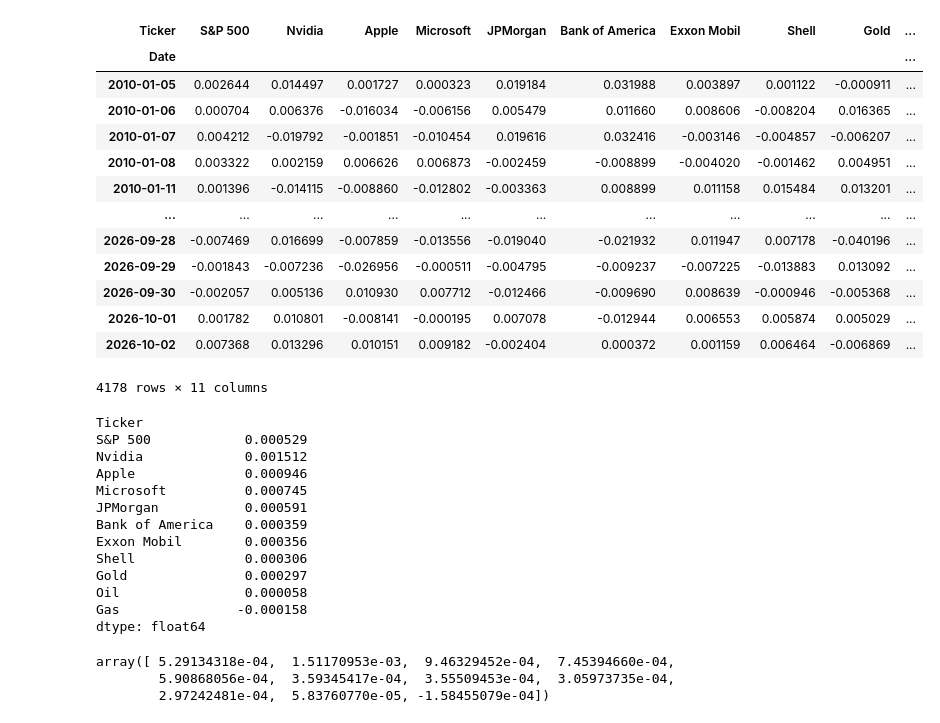
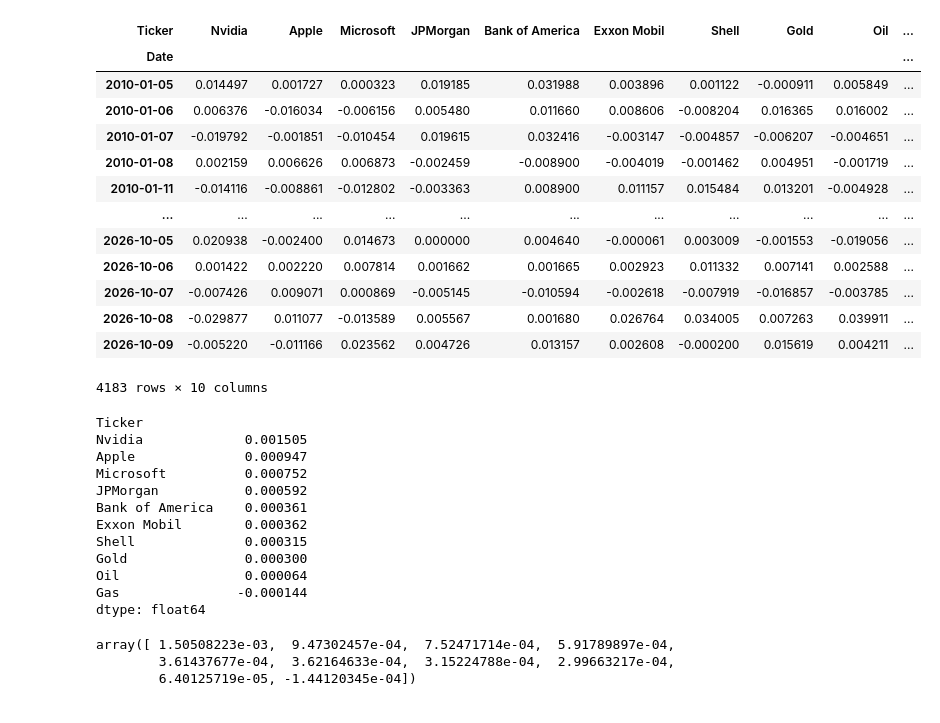
Before and after one commit to rakotoan/Value-at-Risk, a Jupyter notebook: VAR.ipynb, the cells around one changed output. Cells and saved outputs as stored; diff of their text form; code cells hidden in the pictures.

```diff
--- a/VAR.ipynb
+++ b/VAR.ipynb
@@ -9,7 +9,6 @@ import statsmodels.api as sm
 # Assets for the portfolio
 
 tickers = [
-    "SPY",   # S&P 500 ETF
     "AAPL",  # Apple
     "NVDA",  # Nvidia
     "MSFT",  # Microsoft
@@ -117,7 +115,7 @@ dtype: int64
 # %%
 # Changing columns order
 
-column = ["S&P 500", "Nvidia", "Apple", "Microsoft", "JPMorgan", "Bank of America", "Exxon Mobil", "Shell", "Gold", "Oil", "Gas" ]
+column = ["Nvidia", "Apple", "Microsoft", "JPMorgan", "Bank of America", "Exxon Mobil", "Shell", "Gold", "Oil", "Gas" ]
 data = data[column]
 # %%
 data
@@ -139,52 +137,51 @@ data
 # %%
 # Calculate asset returns
 
-def returns(column):
-    return np.log(column/column.shift(1))
+def returns(row):
+    return np.log(row/row.shift(1))
 
 df_returns = data.apply(returns)
 df_returns.dropna(inplace=True)
 df_returns
 # %% [output]
-| Ticker | S&P 500 | Nvidia | Apple | Microsoft | JPMorgan | Bank of America | Exxon Mobil | Shell | Gold | ... |
+| Ticker | Nvidia | Apple | Microsoft | JPMorgan | Bank of America | Exxon Mobil | Shell | Gold | Oil | ... |
 | Date |  |  |  |  |  |  |  |  |  | ... |
-| 2010-01-05 | 0.002644 | 0.014497 | 0.001727 | 0.000323 | 0.019184 | 0.031988 | 0.003897 | 0.001122 | -0.000911 | ... |
-| 2010-01-06 | 0.000704 | 0.006376 | -0.016034 | -0.006156 | 0.005479 | 0.011660 | 0.008606 | -0.008204 | 0.016365 | ... |
-| 2010-01-07 | 0.004212 | -0.019792 | -0.001851 | -0.010454 | 0.019616 | 0.032416 | -0.003146 | -0.004857 | -0.006207 | ... |
-| 2010-01-08 | 0.003322 | 0.002159 | 0.006626 | 0.006873 | -0.002459 | -0.008899 | -0.004020 | -0.001462 | 0.004951 | ... |
-| 2010-01-11 | 0.001396 | -0.014115 | -0.008860 | -0.012802 | -0.003363 | 0.008899 | 0.011158 | 0.015484 | 0.013201 | ... |
+| 2010-01-05 | 0.014497 | 0.001727 | 0.000323 | 0.019185 | 0.031988 | 0.003896 | 0.001122 | -0.000911 | 0.005849 | ... |
+| 2010-01-06 | 0.006376 | -0.016034 | -0.006156 | 0.005480 | 0.011660 | 0.008606 | -0.008204 | 0.016365 | 0.016002 | ... |
+| 2010-01-07 | -0.019792 | -0.001851 | -0.010454 | 0.019615 | 0.032416 | -0.003147 | -0.004857 | -0.006207 | -0.004651 | ... |
+| 2010-01-08 | 0.002159 | 0.006626 | 0.006873 | -0.002459 | -0.008900 | -0.004019 | -0.001462 | 0.004951 | -0.001719 | ... |
+| 2010-01-11 | -0.014116 | -0.008861 | -0.012802 | -0.003363 | 0.008900 | 0.011157 | 0.015484 | 0.013201 | -0.004928 | ... |
 | ... | ... | ... | ... | ... | ... | ... | ... | ... | ... | ... |
-| 2026-09-28 | -0.007469 | 0.016699 | -0.007859 | -0.013556 | -0.019040 | -0.021932 | 0.011947 | 0.007178 | -0.040196 | ... |
-| 2026-09-29 | -0.001843 | -0.007236 | -0.026956 | -0.000511 | -0.004795 | -0.009237 | -0.007225 | -0.013883 | 0.013092 | ... |
-| 2026-09-30 | -0.002057 | 0.005136 | 0.010930 | 0.007712 | -0.012466 | -0.009690 | 0.008639 | -0.000946 | -0.005368 | ... |
-| 2026-10-01 | 0.001782 | 0.010801 | -0.008141 | -0.000195 | 0.007078 | -0.012944 | 0.006553 | 0.005874 | 0.005029 | ... |
-| 2026-10-02 | 0.007368 | 0.013296 | 0.010151 | 0.009182 | -0.002404 | 0.000372 | 0.001159 | 0.006464 | -0.006869 | ... |
+| 2026-10-05 | 0.020938 | -0.002400 | 0.014673 | 0.000000 | 0.004640 | -0.000061 | 0.003009 | -0.001553 | -0.019056 | ... |
+| 2026-10-06 | 0.001422 | 0.002220 | 0.007814 | 0.001662 | 0.001665 | 0.002923 | 0.011332 | 0.007141 | 0.002588 | ... |
+| 2026-10-07 | -0.007426 | 0.009071 | 0.000869 | -0.005145 | -0.010594 | -0.002618 | -0.007919 | -0.016857 | -0.003785 | ... |
+| 2026-10-08 | -0.029877 | 0.011077 | -0.013589 | 0.005567 | 0.001680 | 0.026764 | 0.034005 | 0.007263 | 0.039911 | ... |
+| 2026-10-09 | -0.005220 | -0.011166 | 0.023562 | 0.004726 | 0.013157 | 0.002608 | -0.000200 | 0.015619 | 0.004211 | ... |
-4178 rows × 11 columns
+4183 rows × 10 columns
 # %%
 # Parameters values
 mu = df_returns.mean()
 mu
 # %% [output]
 Ticker
-S&P 500            0.000529
-Nvidia             0.001512
-Apple              0.000946
-Microsoft          0.000745
-JPMorgan           0.000591
-Bank of America    0.000359
-Exxon Mobil        0.000356
-Shell              0.000306
-Gold               0.000297
-Oil                0.000058
-Gas               -0.000158
+Nvidia             0.001505
+Apple              0.000947
+Microsoft          0.000752
+JPMorgan           0.000592
+Bank of America    0.000361
+Exxon Mobil        0.000362
+Shell              0.000315
+Gold               0.000300
+Oil                0.000064
+Gas               -0.000144
 dtype: float64
 # %%
 mu = df_returns.mean().values   # daily average return for each asset
 mu
 # %% [output]
-array([ 5.29134318e-04,  1.51170953e-03,  9.46329452e-04,  7.45394660e-04,
-        5.90868056e-04,  3.59345417e-04,  3.55509453e-04,  3.05973735e-04,
-        2.97242481e-04,  5.83760770e-05, -1.58455079e-04])
+array([ 1.50508223e-03,  9.47302457e-04,  7.52471714e-04,  5.91789897e-04,
+        3.61437677e-04,  3.62164633e-04,  3.15224788e-04,  2.99663217e-04,
+        6.40125719e-05, -1.44120345e-04])
 # %%
 # std
 sigma = df_returns.cov()  # daily covariance matrix
```
Also changed, not shown: parts of 16 cells of this notebook.
